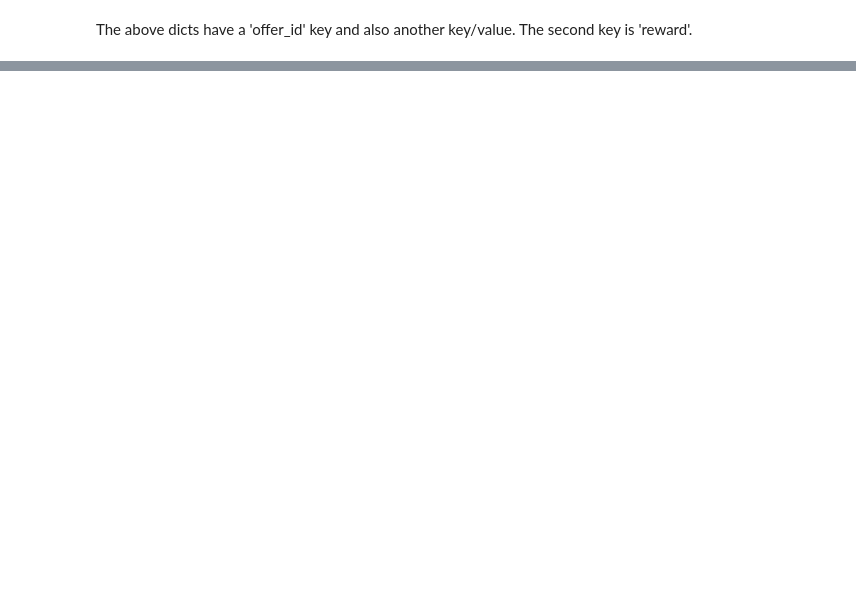
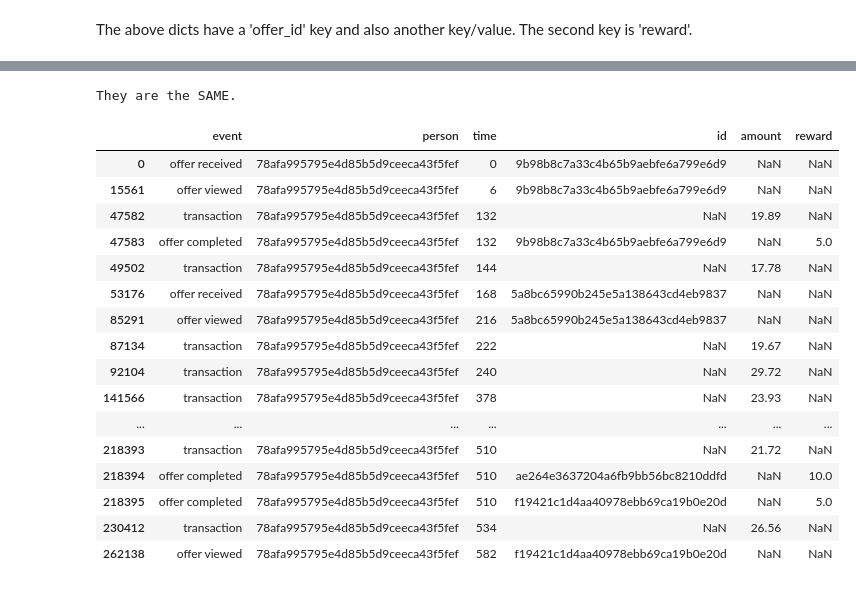
Before and after one commit to a1pat/Starbucks-Capstone, a Jupyter notebook: Starbucks_Capstone_notebook.ipynb, the cells around one changed output, grey strips where cells are left out. Cells and saved outputs as stored; diff of their text form; code cells hidden in the pictures; blank space fills up the shorter version.

```diff
--- a/Starbucks_Capstone_notebook.ipynb
+++ b/Starbucks_Capstone_notebook.ipynb
@@ -921,7 +1009,7 @@ def get_reward(row):
     else:
         return np.nan
 
-transcript['offer_id'] = transcript.apply(get_offer_id, axis=1)
+transcript['id'] = transcript.apply(get_offer_id, axis=1)
 transcript['amount'] = transcript.apply(get_amount, axis=1)
 transcript['reward'] = transcript.apply(get_reward, axis=1)
 # %%
@@ -932,9 +1027,36 @@ transcript.head()
 # in the set from the 'reward' and 'amount' keys in the 'value' column.
 
 # create a set of the values in the 'offer_id' column in transcript
-s = set(transcript['offer_id'].unique())
+s = set(transcript['id'].unique())
 # remove nan exploiting that in python nan != nan
 {e for e in s if e  == e}
 
 assert {e for e in s if e  == e} == set(portfolio['id'].unique()), 'They are DIFFERENT'
 print('They are the SAME.')
+# %% [output]
+They are the SAME.
+# %%
+# the value column is not needed any more, as its information is contained in the offer_id, amount and reward columns
+transcript.drop(columns=['value'], inplace=True)
+# %%
+# pick an arbitrary person. what is the event history? sort by time earlies to latest.
+# change the index of the unique series to select a different person
+transcript[transcript['person'] == transcript['person'].unique()[0]].sort_values('time')
+# %% [output]
+|  | event | person | time | id | amount | reward |
+| 0 | offer received | 78afa995795e4d85b5d9ceeca43f5fef | 0 | 9b98b8c7a33c4b65b9aebfe6a799e6d9 | NaN | NaN |
+| 15561 | offer viewed | 78afa995795e4d85b5d9ceeca43f5fef | 6 | 9b98b8c7a33c4b65b9aebfe6a799e6d9 | NaN | NaN |
+| 47582 | transaction | 78afa995795e4d85b5d9ceeca43f5fef | 132 | NaN | 19.89 | NaN |
+| 47583 | offer completed | 78afa995795e4d85b5d9ceeca43f5fef | 132 | 9b98b8c7a33c4b65b9aebfe6a799e6d9 | NaN | 5.0 |
+| 49502 | transaction | 78afa995795e4d85b5d9ceeca43f5fef | 144 | NaN | 17.78 | NaN |
+| 53176 | offer received | 78afa995795e4d85b5d9ceeca43f5fef | 168 | 5a8bc65990b245e5a138643cd4eb9837 | NaN | NaN |
+| 85291 | offer viewed | 78afa995795e4d85b5d9ceeca43f5fef | 216 | 5a8bc65990b245e5a138643cd4eb9837 | NaN | NaN |
+| 87134 | transaction | 78afa995795e4d85b5d9ceeca43f5fef | 222 | NaN | 19.67 | NaN |
+| 92104 | transaction | 78afa995795e4d85b5d9ceeca43f5fef | 240 | NaN | 29.72 | NaN |
+| 141566 | transaction | 78afa995795e4d85b5d9ceeca43f5fef | 378 | NaN | 23.93 | NaN |
+| ... | ... | ... | ... | ... | ... | ... |
+| 218393 | transaction | 78afa995795e4d85b5d9ceeca43f5fef | 510 | NaN | 21.72 | NaN |
+| 218394 | offer completed | 78afa995795e4d85b5d9ceeca43f5fef | 510 | ae264e3637204a6fb9bb56bc8210ddfd | NaN | 10.0 |
+| 218395 | offer completed | 78afa995795e4d85b5d9ceeca43f5fef | 510 | f19421c1d4aa40978ebb69ca19b0e20d | NaN | 5.0 |
+| 230412 | transaction | 78afa995795e4d85b5d9ceeca43f5fef | 534 | NaN | 26.56 | NaN |
+| 262138 | offer viewed | 78afa995795e4d85b5d9ceeca43f5fef | 582 | f19421c1d4aa40978ebb69ca19b0e20d | NaN | NaN |
```
Also changed, not shown: parts of 27 cells of this notebook.
